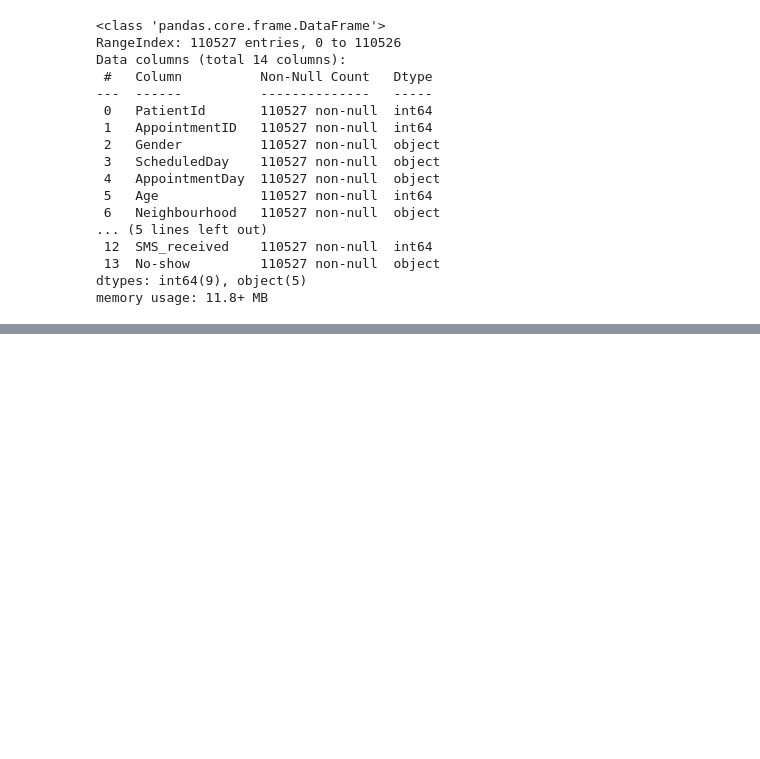
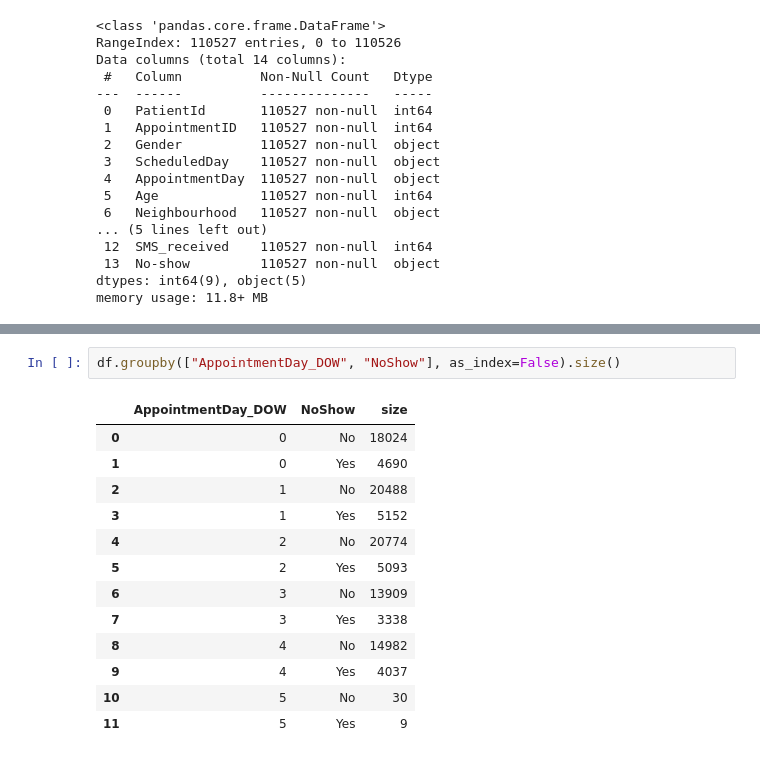
Before and after one commit to bayraktarengin/eurotech, a Jupyter notebook: kaggle/Noshow.ipynb, the cells around one changed output, grey strips where cells are left out. Drawn from its saved outputs; the diff is of its cells as text; blank space fills up the shorter version.

```diff
--- a/kaggle/Noshow.ipynb
+++ b/kaggle/Noshow.ipynb
@@ -64,0 +169,16 @@ memory usage: 11.8+ MB
+# %%
+df.groupby(["AppointmentDay_DOW", "NoShow"], as_index=False).size()
+# %% [output]
+|  | AppointmentDay_DOW | NoShow | size |
+| 0 | 0 | No | 18024 |
+| 1 | 0 | Yes | 4690 |
+| 2 | 1 | No | 20488 |
+| 3 | 1 | Yes | 5152 |
+| 4 | 2 | No | 20774 |
+| 5 | 2 | Yes | 5093 |
+| 6 | 3 | No | 13909 |
+| 7 | 3 | Yes | 3338 |
+| 8 | 4 | No | 14982 |
+| 9 | 4 | Yes | 4037 |
+| 10 | 5 | No | 30 |
+| 11 | 5 | Yes | 9 |
```
Also changed, not shown: parts of 15 cells of this notebook, 1 other file.
